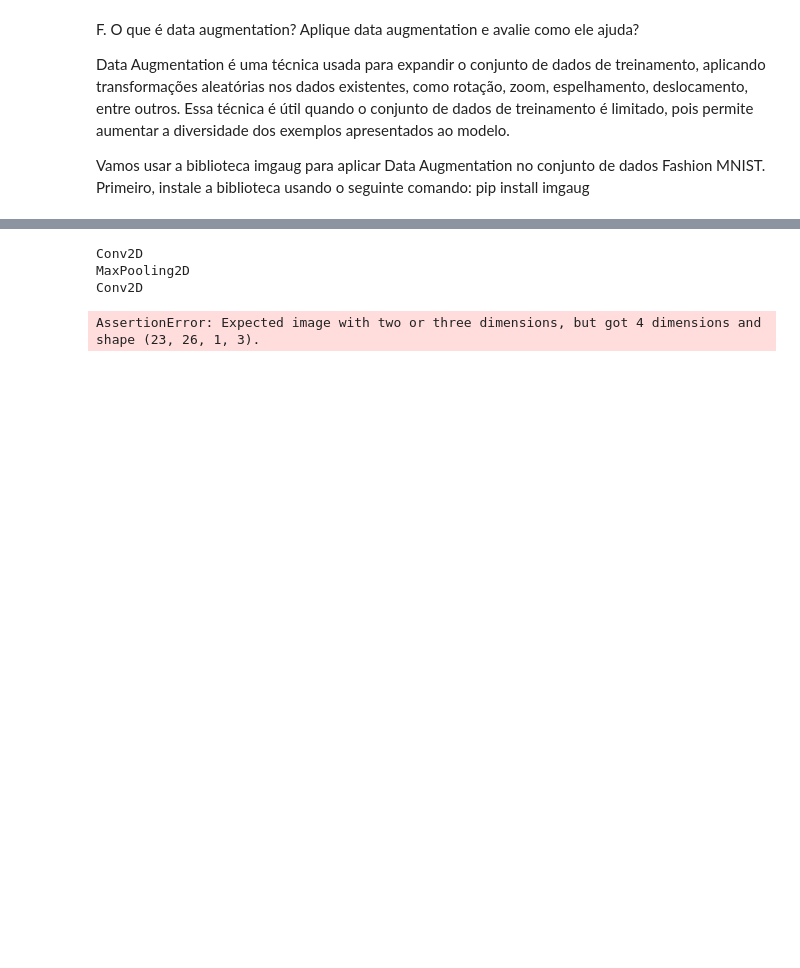
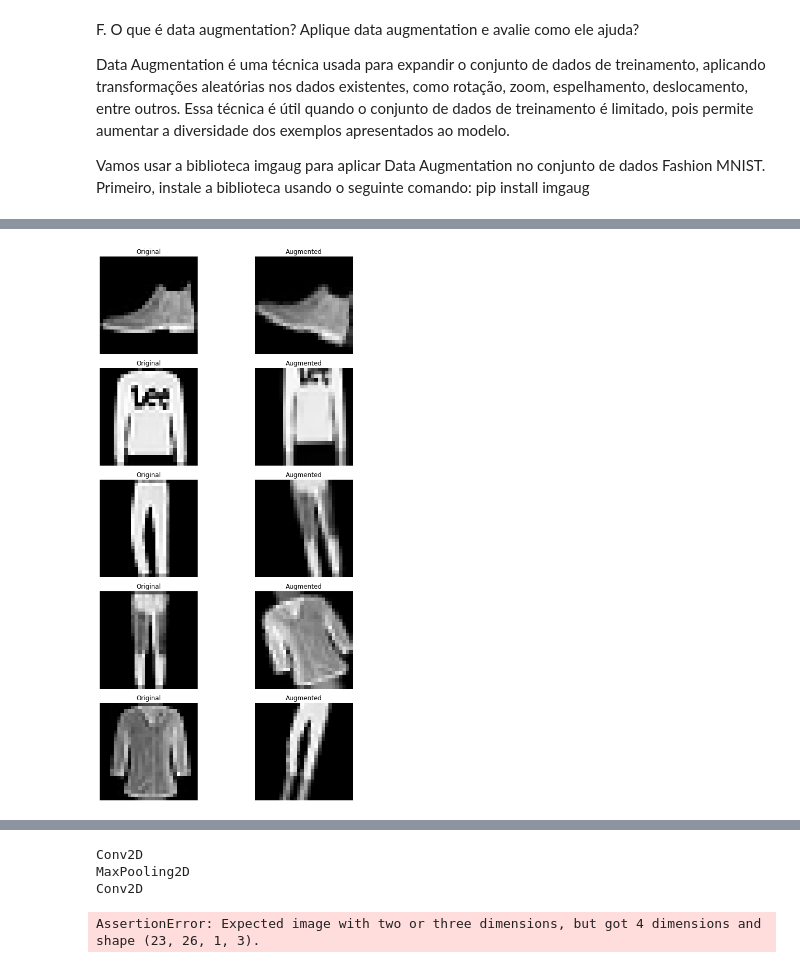
Before and after one commit to xiforivia/IA-CNN, a Jupyter notebook: fashion_mnist.ipynb, the cells around one changed output, grey strips where cells are left out. Cells and saved outputs as stored; diff of their text form; code cells hidden in the pictures; blank space fills up the shorter version.

Commit message:
add data augmentation

```diff
--- a/fashion_mnist.ipynb
+++ b/fashion_mnist.ipynb
@@ -311,0 +501,28 @@ augmenter = iaa.Sequential([
+# %%
+import matplotlib.pyplot as plt
+
+# Selecionar algumas imagens originais
+sample_images = test_images[:5]
+sample_labels = test_labels[:5]
+
+# Gerar imagens aumentadas usando o gerador de data augmentation
+augmented_images = datagen.flow(sample_images, sample_labels, batch_size=1)
+
+# Plotar as imagens originais e as imagens aumentadas
+fig, axes = plt.subplots(5, 2, figsize=(10, 15))
+for i, ax in enumerate(axes):
+    # Plotar imagem original
+    ax[0].imshow(sample_images[i].reshape(28, 28), cmap='gray')
+    ax[0].set_title('Original')
+    ax[0].axis('off')
+
+    # Plotar imagem aumentada
+    augmented_image = augmented_images.next()[0]
+    ax[1].imshow(augmented_image.reshape(28, 28), cmap='gray')
+    ax[1].set_title('Augmented')
+    ax[1].axis('off')
+
+plt.tight_layout()
+plt.show()
+# %% [output]
+[figure, added]
```
Also changed, not shown: parts of 24 cells of this notebook, 1 other file.
